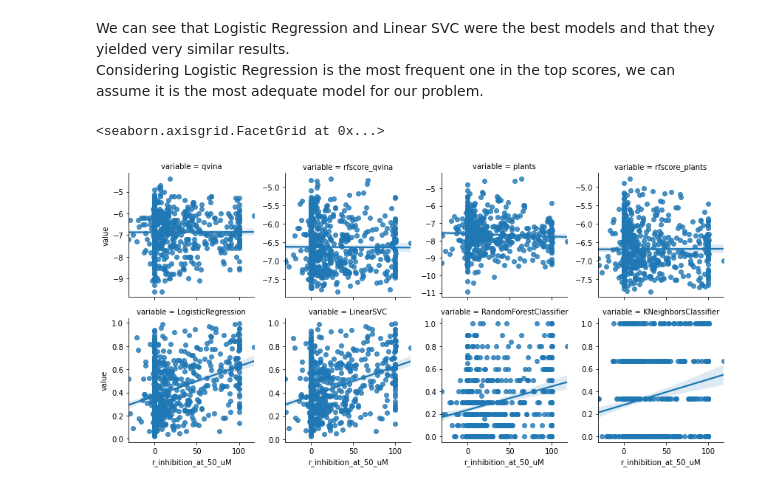
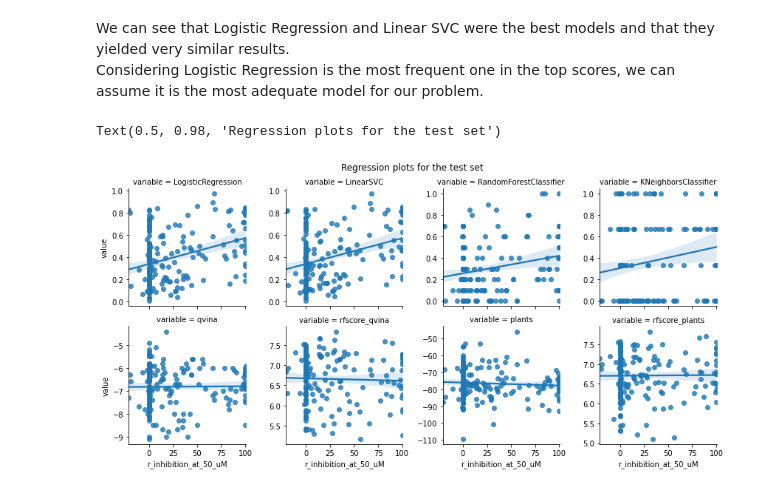
Before and after one commit to caiocrocha/SarsCov2Classifier, a Jupyter notebook: ML.ipynb, the cells around one changed output. Cells and saved outputs as stored; diff of their text form; code cells hidden in the pictures.

```diff
--- a/ML.ipynb
+++ b/ML.ipynb
@@ -98,9 +98,9 @@ tmp = pd.merge(top_qvina, top_plants)
 top = pd.merge(tmp, experimental[['CID','r_inhibition_at_50_uM','r_avg_IC50','f_inhibition_at_50_uM','f_avg_IC50']])
 del tmp
 
-# Normalize scores
-top['plants'] /= 10
-top[['rfscore_qvina','rfscore_plants']] *= -1
+# _Normalize_ scores
+#top['plants'] /= 10
+#top[['rfscore_qvina','rfscore_plants']] *= -1
 
 top
 # %% [output]
@@ -322,3 +366,21 @@ from sklearn.metrics import roc_curve, auc
 # %%
 from sklearn.calibration import CalibratedClassifierCV
+# %%
+def get_train_test_scores(X_train, X_test, y_train, model_fitted):
+    y_pred_train = model_fitted.predict(X_train)
+    y_pred_test = model_fitted.predict(X_test)
+
+    scores = [accuracy_score(y_train, y_pred_train), # train_accuracy
+              accuracy_score(y_test, y_pred_test), # test_accuracy
+              f1_score(y_train, y_pred_train), # train_f1
+              f1_score(y_test, y_pred_test), # test_f1
+              precision_score(y_train, y_pred_train), # train_precision
+              precision_score(y_test, y_pred_test), # test_precision
+              recall_score(y_train, y_pred_train), # train_recall
+              recall_score(y_test, y_pred_test), # test_recall
+              roc_auc_score(y_train, y_pred_train), # train_roc_auc
+              roc_auc_score(y_test, y_pred_test), # test_roc_auc
+             ]
+
+    return scores
 # %%
@@ -374,12 +475,17 @@ plt.savefig('roc_auc.png')
 We can see that Logistic Regression and Linear SVC were the best models and that they yielded very similar results.
 Considering Logistic Regression is the most frequent one in the top scores, we can assume it is the most adequate model for our problem.
 # %%
-melt = pd.melt(data, id_vars=['CID'], value_vars=['qvina','rfscore_qvina','plants','rfscore_plants',
-                                          'LogisticRegression','LinearSVC','RandomForestClassifier','KNeighborsClassifier'])
-df_tidy = pd.merge(data[['CID','r_inhibition_at_50_uM']], melt, on=['CID'])
+test_data['CID'] = data.loc[test_data.index]['CID']
+tmp = pd.melt(test_data, id_vars=['CID'], value_vars=test_data.columns[:-1])
+tmp = tmp.append(pd.melt(data.loc[test_data.index], id_vars=['CID'], value_vars=['qvina','rfscore_qvina','plants','rfscore_plants']))
+df_tidy = pd.merge(data.loc[test_data.index][['CID','r_inhibition_at_50_uM']], tmp, on=['CID'])
 # %%
 g = sns.FacetGrid(data=df_tidy, col='variable', col_wrap=4, sharey=False)
 g.map(sns.regplot, 'r_inhibition_at_50_uM', 'value')
+
+# Set title
+plt.subplots_adjust(top=0.9)
+g.fig.suptitle('Regression plots for the test set')
 # %% [output]
-<seaborn.axisgrid.FacetGrid at 0x...>
+Text(0.5, 0.98, 'Regression plots for the test set')
-[figure, old version]
+[figure, new version]
```
Also changed, not shown: parts of 25 cells of this notebook, 1 other file.
